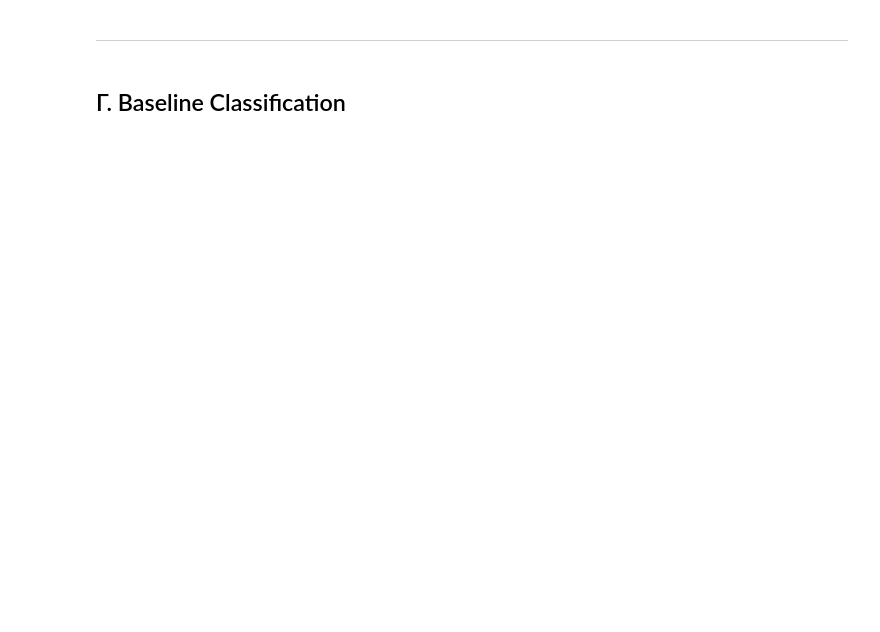
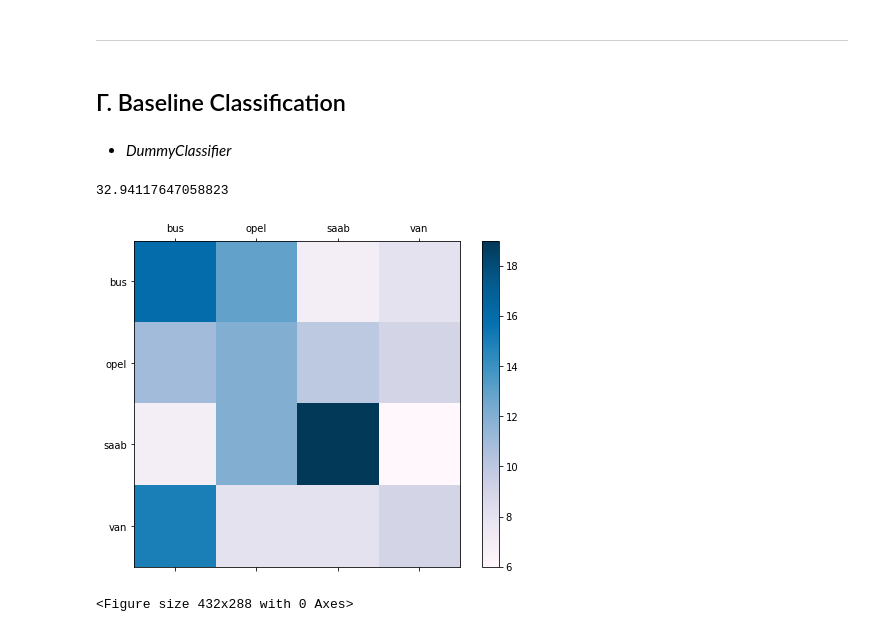
Before and after one commit to sonqo/ntua-ypsilon, a Jupyter notebook: 3_Neural_Networks_Intelligent_Systems/1_Classification/A11_S10.ipynb, the cells around one changed output. Cells and saved outputs as stored; diff of their text form; code cells hidden in the pictures; blank space fills up the shorter version.

Commit message:
Notebook rename, added DummyClassification, kNNClassification and respective metrics

```diff
--- a/3_Neural_Networks_Intelligent_Systems/1_Classification/A11 - S10.ipynb
+++ b/3_Neural_Networks_Intelligent_Systems/1_Classification/A11_S10.ipynb
@@ -99,10 +99,10 @@ from sklearn.model_selection import StratifiedShuffleSplit
 
 split = StratifiedShuffleSplit(n_splits = 1, test_size = 0.2, random_state = 42)
 for train_index, test_index in split.split(cars, cars["label"]):
-    strat_train_set = cars.reindex(train_index)
-    strat_test_set = cars.reindex(test_index)
+    train_set = cars.reindex(train_index)
+    test_set = cars.reindex(test_index)
 
-strat_train_set["label"].value_counts() / len(strat_train_set) * 100
+train_set["label"].value_counts() / len(train_set) * 100
 # %% [output]
 bus     25.739645
 saab    25.591716
@@ -112,4 +114,49 @@ Name: label, dtype: float64
+# %%
+# Training Set
+cars_train_set = train_set.drop("label", axis=1)
+cars_train_labels = train_set["label"].copy()
+
+# Test Set
+cars_test_set = test_set.drop("label", axis=1)
+cars_test_labels = test_set["label"].copy()
 # %% [markdown]
 ___
 # %% [markdown]
 ## Γ. Baseline Classification
+# %% [markdown]
+- _DummyClassifier_
+# %%
+from sklearn.dummy import DummyClassifier
+from sklearn.metrics import accuracy_score
+
+dc_default = DummyClassifier() # default strategy: stratified
+dc_default.fit(cars_train_set, cars_train_labels) # fitting on train_set
+
+cars_predictions = dc_default.predict(cars_test_set) # predicting on test_set
+
+target_names = dc_default.classes_.tolist()
+
+accuracy_score(cars_test_labels, cars_predictions) * 100
+# %% [output]
+32.94117647058823
+# %%
+from sklearn.metrics import confusion_matrix
+
+matrix = confusion_matrix(cars_test_labels, cars_predictions)
+# %%
+from matplotlib import cm
+
+fig = plt.figure(figsize=(8,6))
+ax = fig.add_subplot(111)
+cax = ax.matshow(matrix, cmap=cm.get_cmap('PuBu'))
+fig.colorbar(cax)
+
+ax.set_xticklabels([''] + target_names)
+ax.set_yticklabels([''] + target_names)
+plt.show()
+# %% [output]
+[figure, added]
+# %%
+plt.clf()
+# %% [output]
+<Figure size 432x288 with 0 Axes>
```
Also changed, not shown: parts of 8 cells of this notebook.
